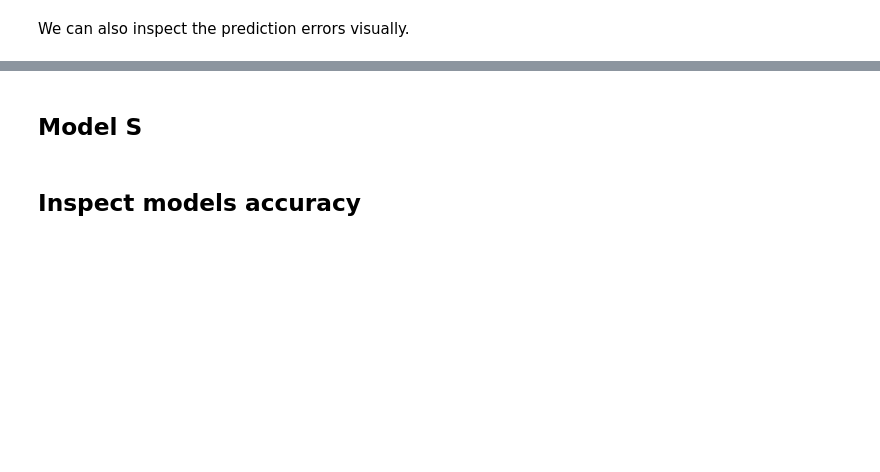
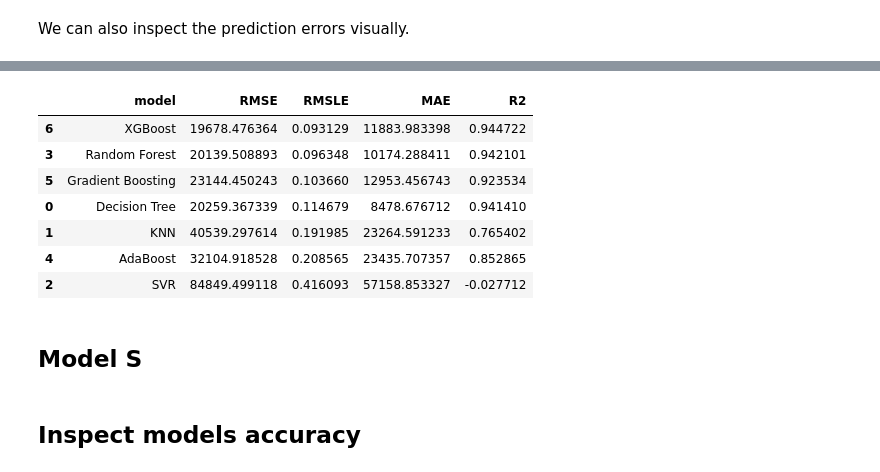
Before and after one commit to MimiKat-Fir/house-prices-prediction-ai-project, a Jupyter notebook: notebooks/house-prices-prediction-using-tfdf_our_notebook.ipynb, the cells around one changed output, grey strips where cells are left out. Cells and saved outputs as stored; diff of their text form; code cells hidden in the pictures; blank space fills up the shorter version.

```diff
--- a/notebooks/house-prices-prediction-using-tfdf_our_notebook.ipynb
+++ b/notebooks/house-prices-prediction-using-tfdf_our_notebook.ipynb
@@ -236,8 +246,2 @@ Validation set: 365 samples
 # %% [markdown]
 ## Model E (Lineal Regression)
-# %%
-from sklearn.linear_model import LinearRegression
-
-# Create and fit the Linear Regression model
-lr_model = LinearRegression()
-lr_model.fit(X_train, y_train)
@@ -293,3 +407,46 @@ for name, value in metrics.items():
+# %%
+model_f_results = []
+model_f_trained = {}
+
+for name, model in model_f_candidates.items():
+    candidate = Pipeline(
+        steps=[
+            ("preprocess", preprocessor),
+            ("model", model),
+        ]
+    )
+
+    candidate.fit(X_train, y_train)
+    preds = candidate.predict(X_valid)
+    preds = np.maximum(preds, 0)
+
+    rmse = np.sqrt(mean_squared_error(y_valid, preds))
+    rmsle = np.sqrt(mean_squared_error(np.log1p(y_valid), np.log1p(preds)))
+    mae = mean_absolute_error(y_valid, preds)
+    r2 = r2_score(y_valid, preds)
+
+    model_f_results.append(
+        {
+            "model": name,
+            "RMSE": rmse,
+            "RMSLE": rmsle,
+            "MAE": mae,
+            "R2": r2,
+        }
+    )
+    model_f_trained[name] = candidate
+
+model_f_df = pd.DataFrame(model_f_results).sort_values("RMSLE")
+model_f_df
+# %% [output]
+|  | model | RMSE | RMSLE | MAE | R2 |
+| 6 | XGBoost | 19678.476364 | 0.093129 | 11883.983398 | 0.944722 |
+| 3 | Random Forest | 20139.508893 | 0.096348 | 10174.288411 | 0.942101 |
+| 5 | Gradient Boosting | 23144.450243 | 0.103660 | 12953.456743 | 0.923534 |
+| 0 | Decision Tree | 20259.367339 | 0.114679 | 8478.676712 | 0.941410 |
+| 1 | KNN | 40539.297614 | 0.191985 | 23264.591233 | 0.765402 |
+| 4 | AdaBoost | 32104.918528 | 0.208565 | 23435.707357 | 0.852865 |
+| 2 | SVR | 84849.499118 | 0.416093 | 57158.853327 | -0.027712 |
 # %% [markdown]
 ## Model S
 # %% [markdown]
```
Also changed, not shown: parts of 20 cells of this notebook, 2 other files.
